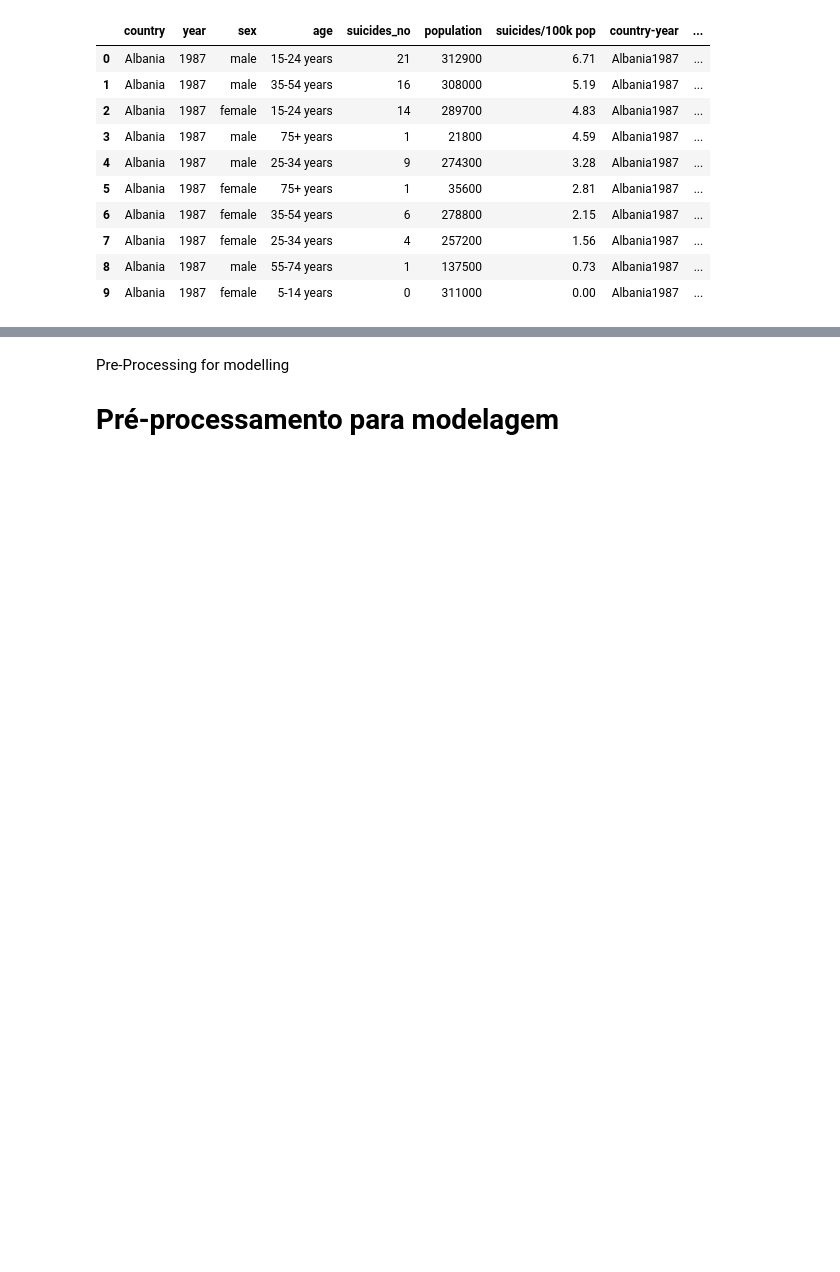
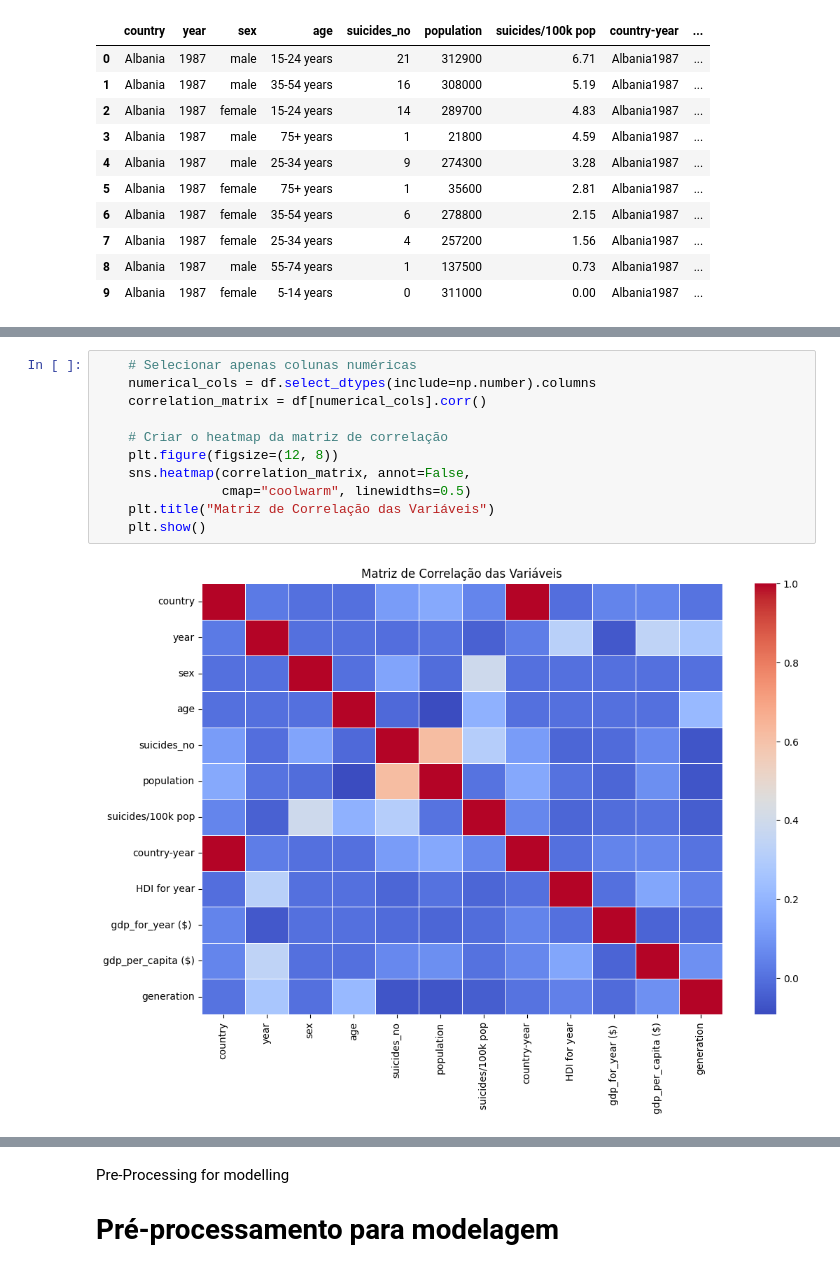
Before and after one commit to amanda-coj/MD_Suicide_Rate, a Jupyter notebook: MD_Suicide_Rate.ipynb, the cells around one changed output, grey strips where cells are left out. Drawn from its saved outputs; the diff is of its cells as text; blank space fills up the shorter version.

```diff
--- a/MD_Suicide_Rate.ipynb
+++ b/MD_Suicide_Rate.ipynb
@@ -256,0 +246,13 @@ categorical_data(df)
+# %%
+    # Selecionar apenas colunas numéricas
+    numerical_cols = df.select_dtypes(include=np.number).columns
+    correlation_matrix = df[numerical_cols].corr()
+
+    # Criar o heatmap da matriz de correlação
+    plt.figure(figsize=(12, 8))
+    sns.heatmap(correlation_matrix, annot=False,
+                cmap="coolwarm", linewidths=0.5)
+    plt.title("Matriz de Correlação das Variáveis")
+    plt.show()
+# %% [output]
+[figure, added]
```
Also changed, not shown: parts of 49 cells of this notebook.
